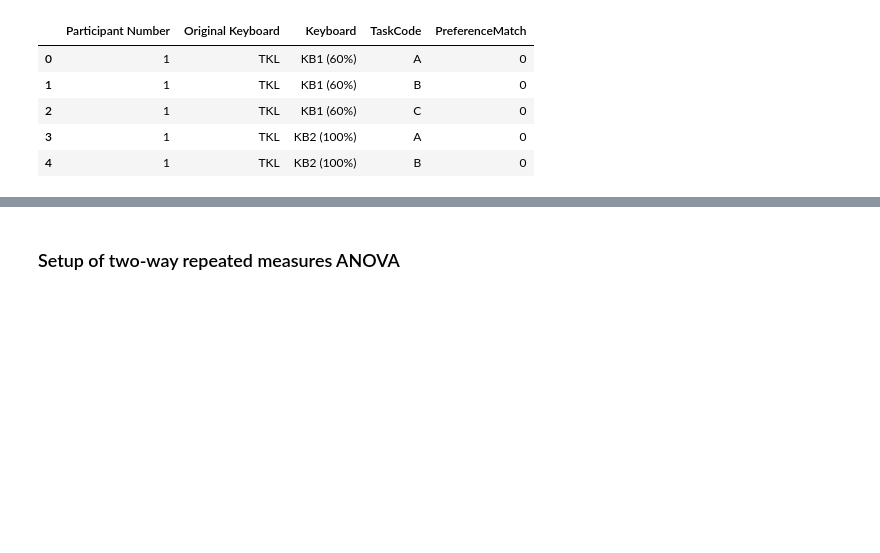
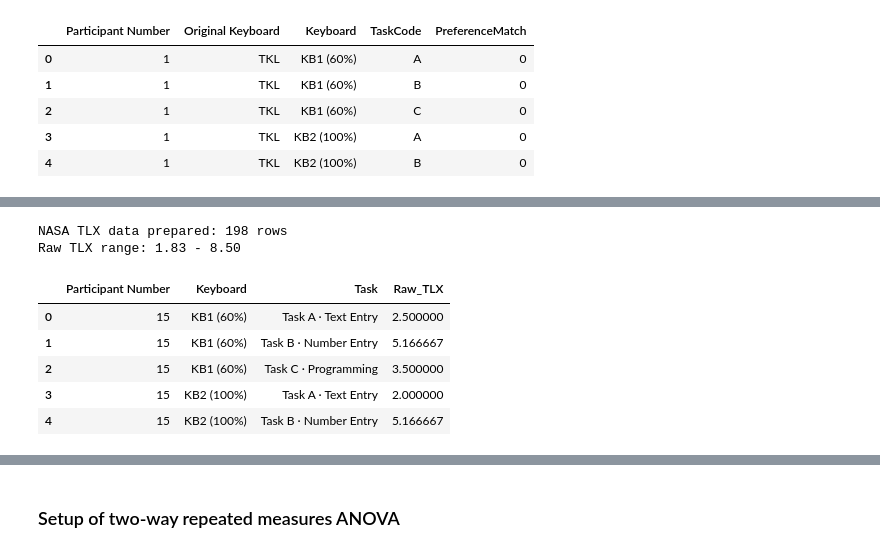
Before and after one commit to chris-asturiano/typing-test, a Jupyter notebook: data_analysis/data_analysis.ipynb, the cells around one changed output, grey strips where cells are left out. Saved outputs shown, nothing was run; the diff lists cells and outputs as text; code cells hidden in the pictures; blank space fills up the shorter version.

```diff
--- a/data_analysis/data_analysis.ipynb
+++ b/data_analysis/data_analysis.ipynb
@@ -700,0 +746,37 @@ preference_verification.head()
+# %%
+# 2. Data Preparation: NASA TLX Data
+# Load NASA data if not already loaded
+if 'nasa_tlx_df' not in globals():
+    nasa_tlx_df = pd.read_csv('nasa_tlx.csv')
+
+# Calculate Raw TLX (mean of 6 subscales)
+workload_cols = [
+    'Mental Demand',
+    'Physical Demand',
+    'Temporal Demand',
+    'Performance',
+    'Effort',
+    'Frustration Level'
+]
+
+nasa_tlx_df['Raw_TLX'] = nasa_tlx_df[workload_cols].mean(axis=1)
+
+# Map Keyboard Type (1 vs 2) and Task Type (A vs B vs C) to labels
+keyboard_map = {1: 'KB1 (60%)', 2: 'KB2 (100%)'}
+task_map = {'A': 'Task A · Text Entry', 'B': 'Task B · Number Entry', 'C': 'Task C · Programming'}
+
+nasa_tlx_df['Keyboard'] = nasa_tlx_df['Keyboard Type'].map(keyboard_map)
+nasa_tlx_df['Task'] = nasa_tlx_df['Task Type'].map(task_map)
+
+print(f"NASA TLX data prepared: {len(nasa_tlx_df)} rows")
+print(f"Raw TLX range: {nasa_tlx_df['Raw_TLX'].min():.2f} - {nasa_tlx_df['Raw_TLX'].max():.2f}")
+nasa_tlx_df[['Participant Number', 'Keyboard', 'Task', 'Raw_TLX']].head()
+# %% [output]
+NASA TLX data prepared: 198 rows
+Raw TLX range: 1.83 - 8.50
+|  | Participant Number | Keyboard | Task | Raw_TLX |
+| 0 | 15 | KB1 (60%) | Task A · Text Entry | 2.500000 |
+| 1 | 15 | KB1 (60%) | Task B · Number Entry | 5.166667 |
+| 2 | 15 | KB1 (60%) | Task C · Programming | 3.500000 |
+| 3 | 15 | KB2 (100%) | Task A · Text Entry | 2.000000 |
+| 4 | 15 | KB2 (100%) | Task B · Number Entry | 5.166667 |
```
Also changed, not shown: parts of 10 cells of this notebook, 1 other file.
